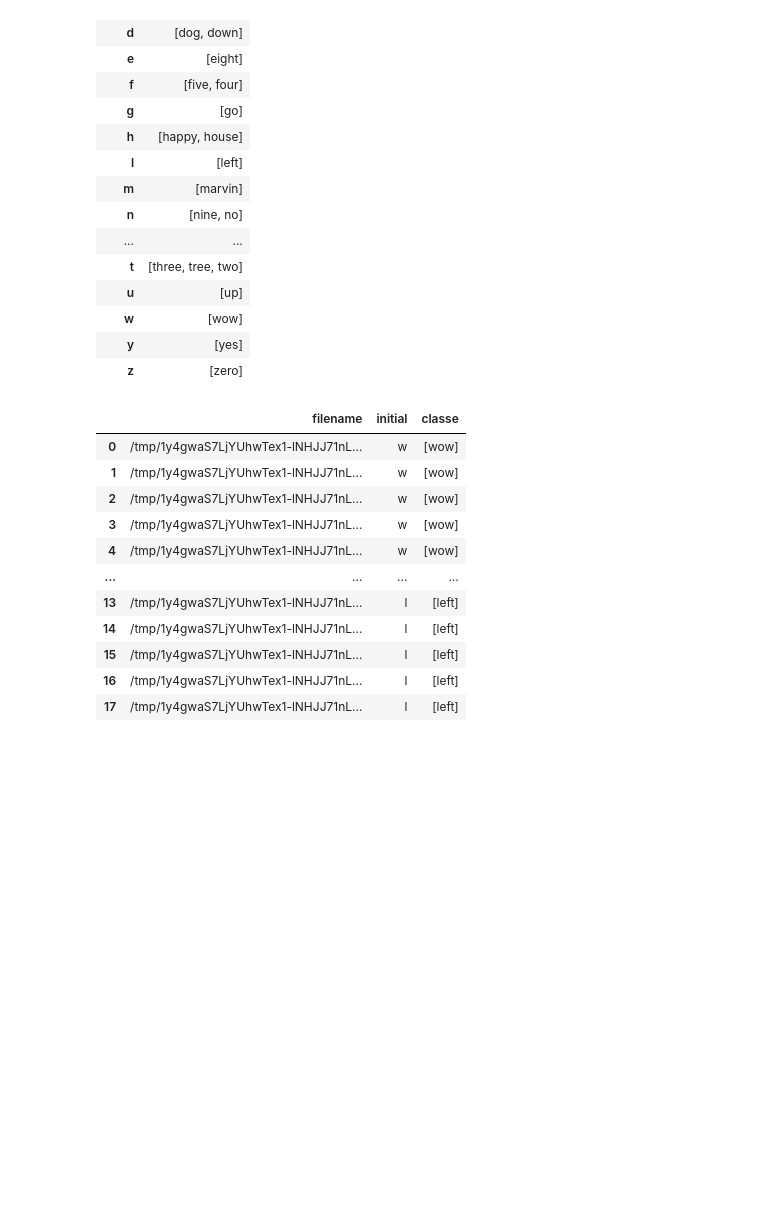
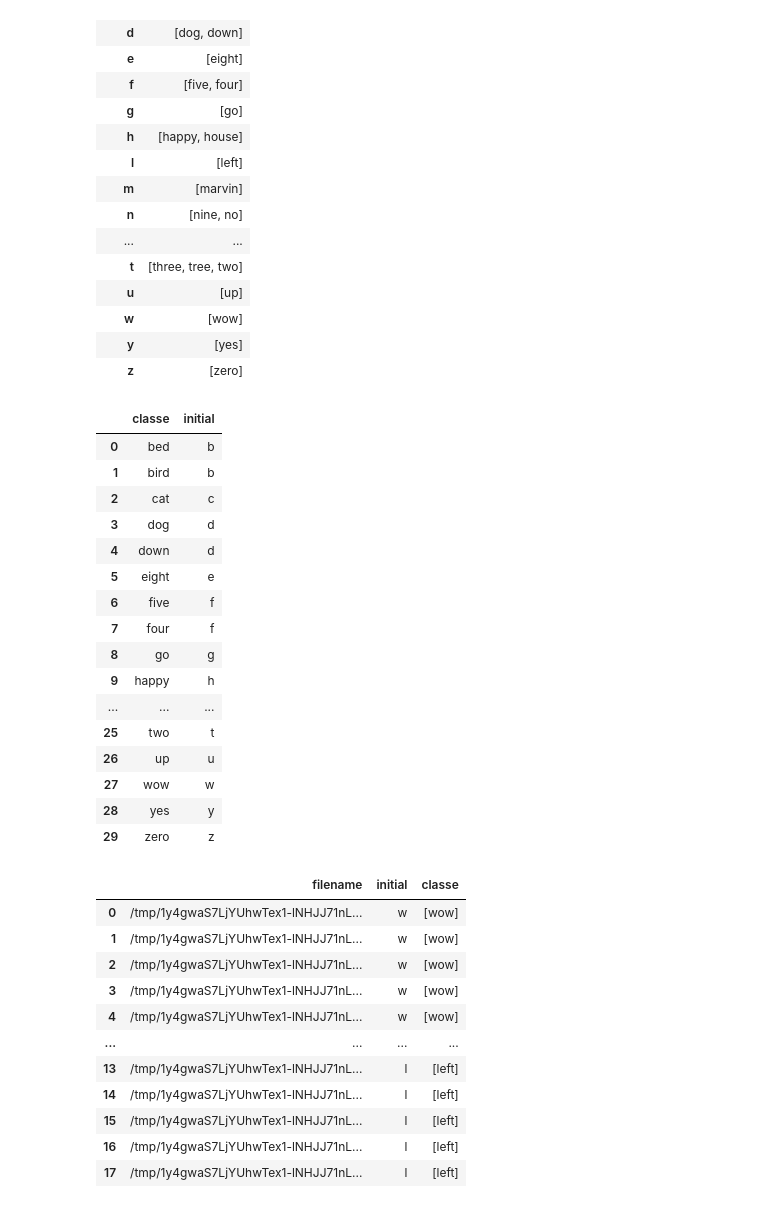
Before and after one commit to zakuro-ai/bpd, a Jupyter notebook: notebooks/demo.ipynb, the cells around one changed output. Cells and saved outputs as stored; diff of their text form; code cells hidden in the pictures; blank space fills up the shorter version.

```diff
--- a/notebooks/demo.ipynb
+++ b/notebooks/demo.ipynb
@@ -119,7 +119,7 @@ def initial(classe):
 
 _df = df\
 .aggregate("classe")\
-.reset_index()\
+.reset_index(hard=False)\
 .withColumn("initial", initial(F.col("classe")))\
 .select(["classe", "initial"])\
 .set_index("classe")
@@ -167,6 +167,26 @@ _df_initial.compute()
 | w | [wow] |
 | y | [yes] |
 | z | [zero] |
+# %%
+_df.display()
+# %% [output]
+|  | classe | initial |
+| 0 | bed | b |
+| 1 | bird | b |
+| 2 | cat | c |
+| 3 | dog | d |
+| 4 | down | d |
+| 5 | eight | e |
+| 6 | five | f |
+| 7 | four | f |
+| 8 | go | g |
+| 9 | happy | h |
+| ... | ... | ... |
+| 25 | two | t |
+| 26 | up | u |
+| 27 | wow | w |
+| 28 | yes | y |
+| 29 | zero | z |
 # %%
 # Join the dataframes
 df\
```
Also changed, not shown: parts of 1 cell of this notebook, 4 other files.
